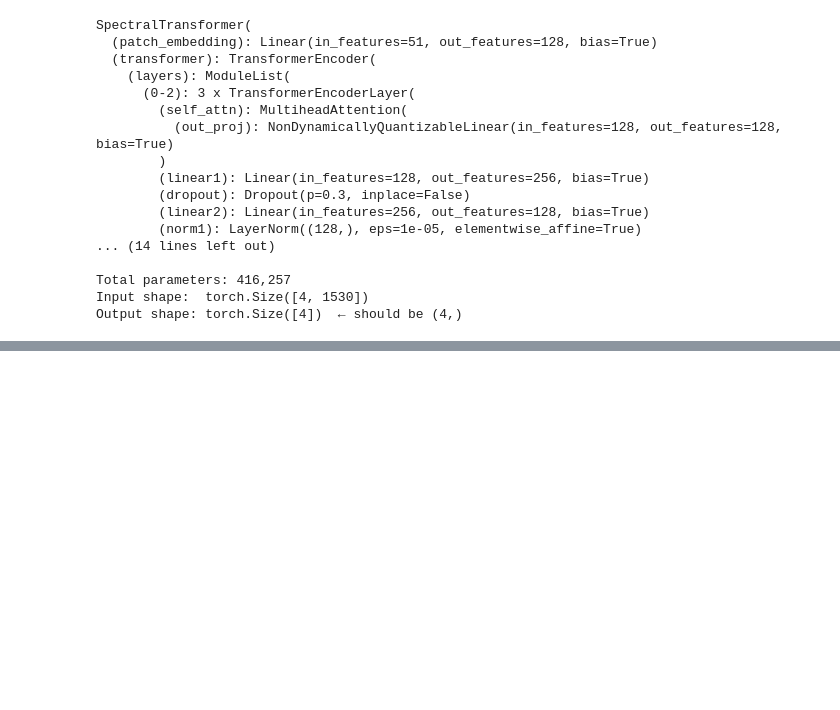
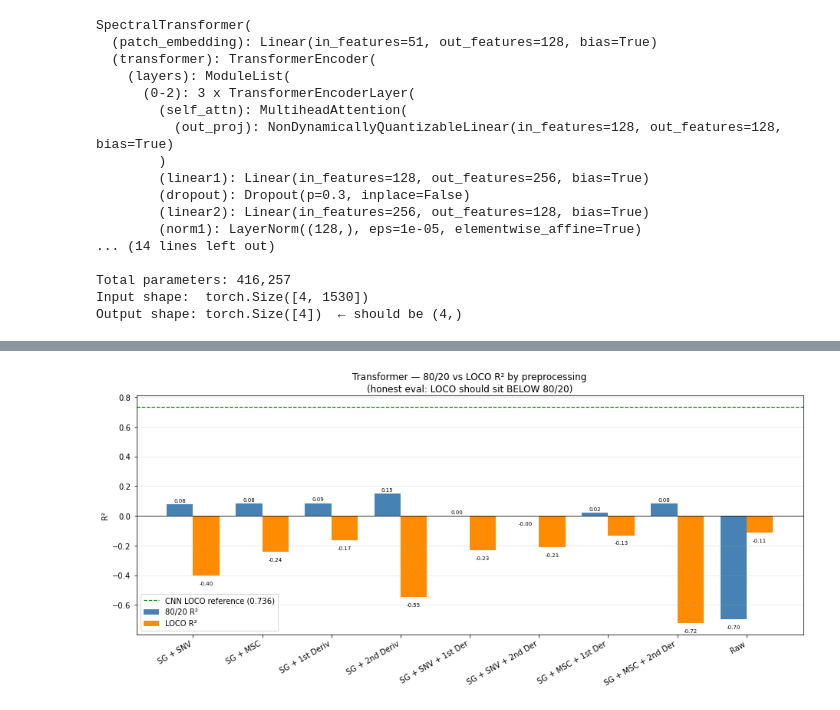
Before and after one commit to priyanshu0503/Research, a Jupyter notebook: Transformer.ipynb, the cells around one changed output, grey strips where cells are left out. Saved outputs shown, nothing was run; the diff lists cells and outputs as text; code cells hidden in the pictures; blank space fills up the shorter version.

```diff
--- a/Transformer.ipynb
+++ b/Transformer.ipynb
@@ -559,55 +609,46 @@ Epoch  90/100 — Train Loss: 0.00461  Val Loss: 0.00248
 # %%
-import pandas as pd
+import matplotlib.pyplot as plt
+import numpy as np
 
-df_transformer = pd.DataFrame(results_transformer)
+df = df_transformer.copy()
+labels = df["Preprocessing"].tolist()
+x = np.arange(len(labels))
+w = 0.38
 
-print("="*90)
-print("         TRANSFORMER PREPROCESSING COMPARISON RESULTS")
-print("="*90)
-print(f"{'Preprocessing':<22} {'RMSE_8020':>10} {'R2_8020':>8} {'RPD_8020':>9} {'RMSE_LOCO':>10} {'R2_LOCO':>9} {'RPD_LOCO':>9}")
-print("-"*90)
-for _, row in df_transformer.iterrows():
-    print(f"{row['Preprocessing']:<22} "
-          f"{row['RMSE_8020']:>10.4f} {row['R2_8020']:>8.4f} {row['RPD_8020']:>9.4f} "
-          f"{row['RMSE_LOCO']:>10.4f} {row['R2_LOCO']:>9.4f} {row['RPD_LOCO']:>9.4f}")
-print("="*90)
+fig, ax = plt.subplots(figsize=(13, 6))
 
-best_8020 = df_transformer.loc[df_transformer['RMSE_8020'].idxmin(), 'Preprocessing']
-best_loco  = df_transformer.loc[df_transformer['RMSE_LOCO'].idxmin(), 'Preprocessing']
-print(f"\nBest 80/20 preprocessing: {best_8020}")
-print(f"Best LOCO  preprocessing: {best_loco}")
+b1 = ax.bar(x - w/2, df["R2_8020"], w, label="80/20 R²", color="steelblue")
+b2 = ax.bar(x + w/2, df["R2_LOCO"], w, label="LOCO R²", color="darkorange")
 
-# ── Comparison Plot ──
-fig, axes = plt.subplots(1, 2, figsize=(18, 6))
-labels = df_transformer['Preprocessing'].tolist()
-x = np.arange(len(labels))
-width = 0.35
+ax.axhline(0, color="black", linewidth=0.8)
+ax.axhline(0.736, color="green", linewidth=1.2, linestyle="--",
+           label="CNN LOCO reference (0.736)")
 
-ax1 = axes[0]
-ax1.bar(x - width/2, df_transformer['RMSE_8020'], width,
-        color='steelblue', alpha=0.9, label='80/20 Split')
-ax1.bar(x + width/2, df_transformer['RMSE_LOCO'], width,
-        color='darkorange', alpha=0.9, label='LOCOCV')
-ax1.set_xticks(x)
-ax1.set_xticklabels(labels, rotation=45, ha='right', fontsize=8)
-ax1.set_ylabel("RMSE (g/100g)")
-ax1.set_title("Transformer RMSE by Preprocessing Method")
-ax1.legend()
+ax.set_ylabel("R²")
+ax.set_title("Transformer — 80/20 vs LOCO R² by preprocessing\n(honest eval: LOCO should sit BELOW 80/20)")
+ax.set_xticks(x)
+ax.set_xticklabels(labels, rotation=30, ha="right")
+ax.legend()
+ax.grid(True, axis="y", alpha=0.3)
 
-ax2 = axes[1]
-ax2.bar(x - width/2, df_transformer['R2_8020'], width,
-        color='steelblue', alpha=0.9, label='80/20 Split')
-ax2.bar(x + width/2, df_transformer['R2_LOCO'], width,
-        color='darkorange', alpha=0.9, label='LOCOCV')
-ax2.axhline(0, color='black', linewidth=0.8, linestyle='--')
-ax2.set_xticks(x)
-ax2.set_xticklabels(labels, rotation=45, ha='right', fontsize=8)
-ax2.set_ylabel("R²")
-ax2.set_title("Transformer R² by Preprocessing Method")
-ax2.legend()
+# annotate each bar with its value
+for bars in (b1, b2):
+    for bar in bars:
+        h = bar.get_height()
+        ax.annotate(f"{h:.2f}",
+                    xy=(bar.get_x() + bar.get_width()/2, h),
+                    xytext=(0, 3 if h >= 0 else -12),
+                    textcoords="offset points",
+                    ha="center", fontsize=7)
 
-plt.suptitle("Transformer Preprocessing Comparison — All 9 Configurations",
-             fontsize=13, fontweight='bold')
 plt.tight_layout()
-plt.savefig("Transformer_preprocessing_comparison.png", dpi=150, bbox_inches='tight')
+plt.savefig("transformer_8020_vs_loco.png", dpi=150, bbox_inches="tight")
 plt.show()
+
+# honesty check: flag any row where LOCO beats 80/20 (the leakage signature)
+print("\n=== Sanity check (LOCO should be <= 80/20) ===")
+for _, r in df.iterrows():
+    flag = "  ⚠ LOCO > 80/20 — check for leakage" if r["R2_LOCO"] > r["R2_8020"] else ""
+    print(f"{r['Preprocessing']:<22} 80/20 {r['R2_8020']:+.3f}   LOCO {r['R2_LOCO']:+.3f}{flag}")
+# %% [output]
+[figure, added]
```
Also changed, not shown: parts of 4 cells of this notebook, 8 other files.
